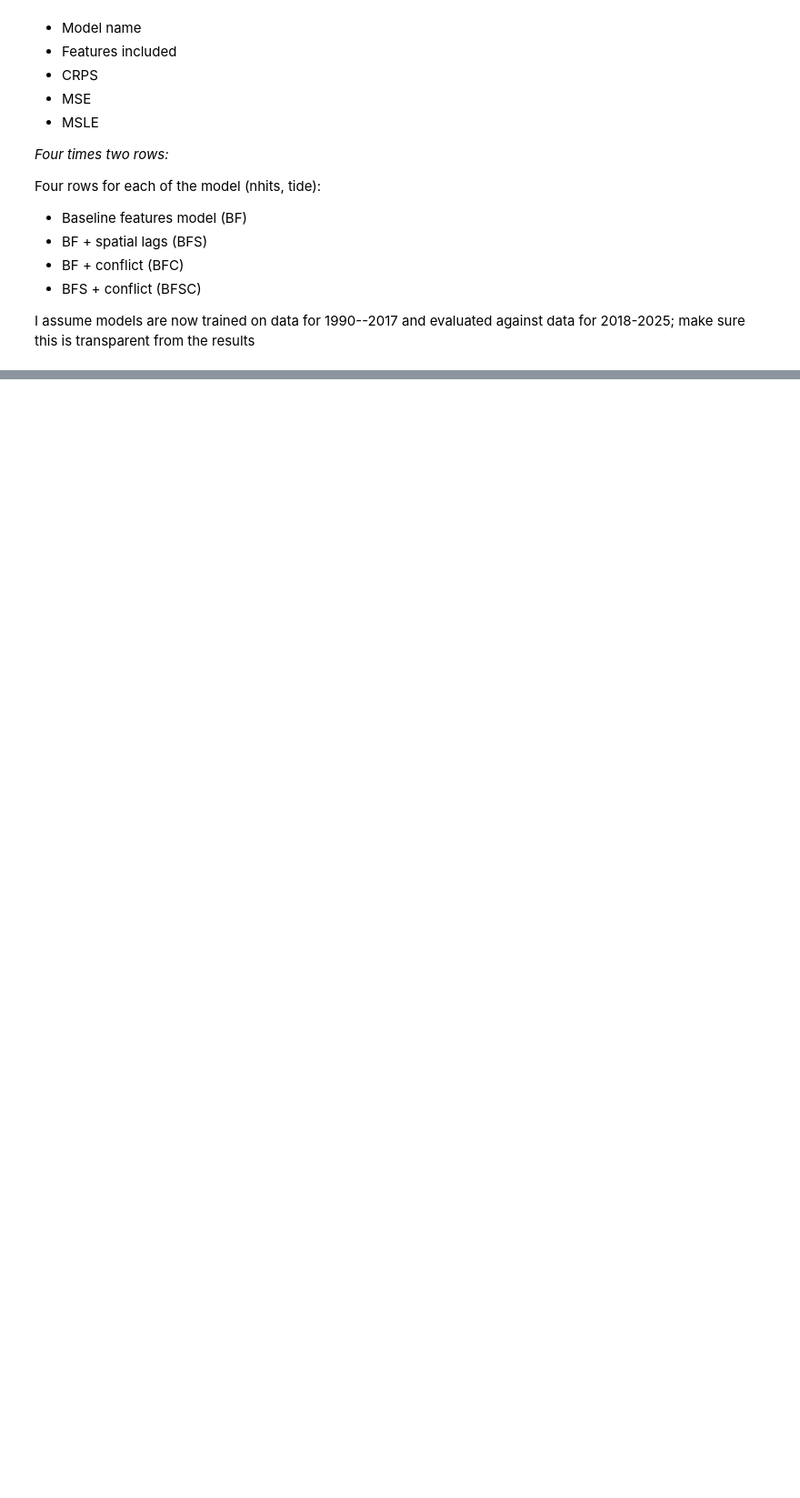
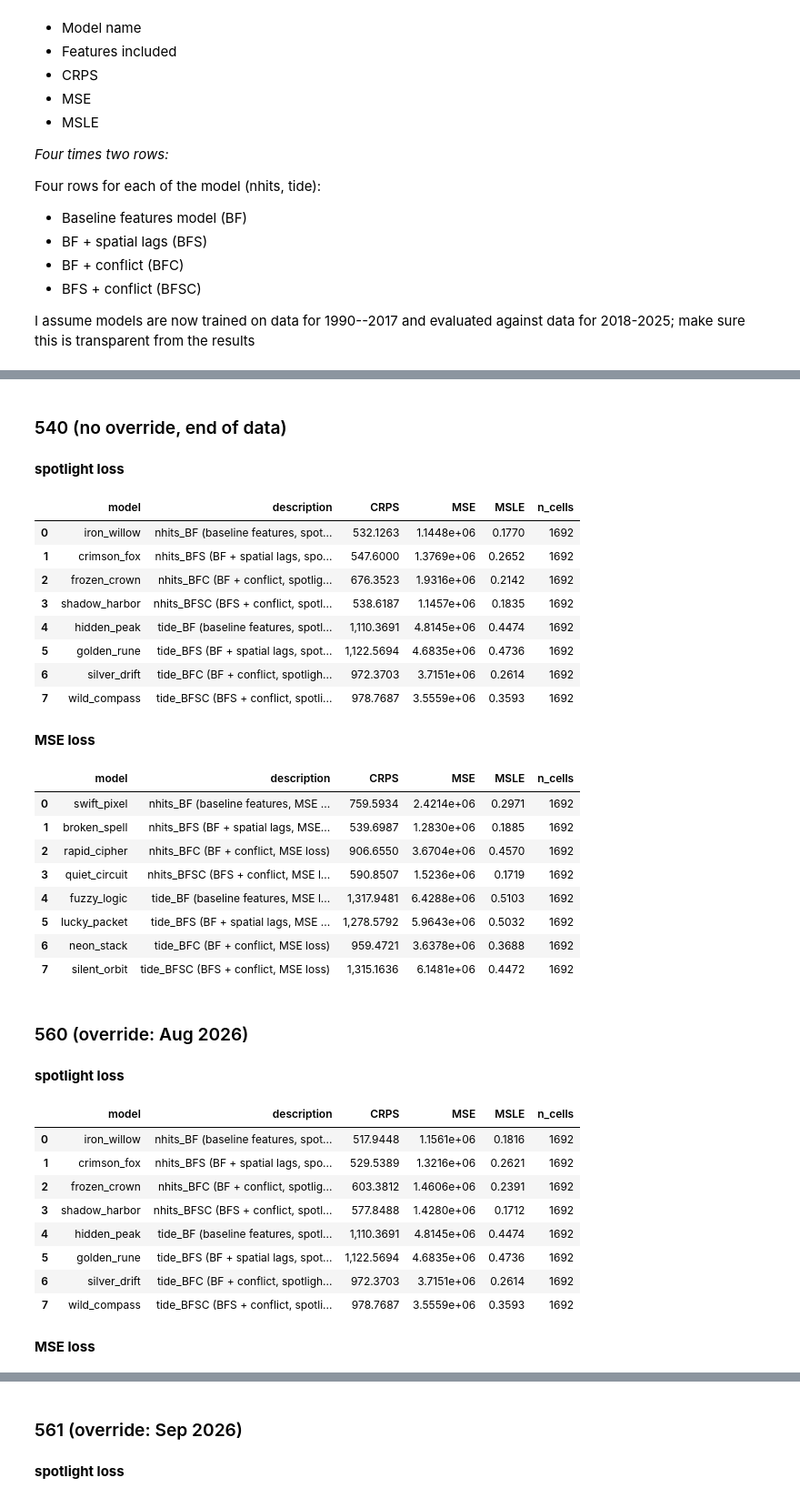
Before and after one commit to views-platform/views-impact-results, a Jupyter notebook: results_for_paper.ipynb, the cells around one changed output, grey strips where cells are left out. Shown at 91% size. Cells and saved outputs as stored; diff of their text form; code cells hidden in the pictures; blank space fills up the shorter version.

```diff
--- a/results_for_paper.ipynb
+++ b/results_for_paper.ipynb
@@ -36,0 +521,24 @@ I assume models are now trained on data for 1990--2017 and evaluated against dat
+# %%
+unifier = ViewsFramesUnifier()
+evaluators = {}
+results = {}
+
+for model in MODEL_ROSTER.model:
+    mgr = MODEL_DIRS[model]
+    evaluator = ReportStyleEvaluator(ProcessedGroundTruth(mgr.processed_path("calibration")))
+    evaluators[model] = evaluator
+    for override in OVERRIDE_MONTHS:
+        res = evaluator.evaluate_override(mgr, override)
+        results.setdefault(override, {})[model] = res
+        out_dir = mgr.evaluation_dir(override)
+        out_dir.mkdir(parents=True, exist_ok=True)
+        pd.DataFrame([{**res["pooled"], "override": override}]).to_csv(
+            out_dir / "pooled_metrics.csv", index=False)
+        pd.DataFrame([{"origin": o, **m} for o, m in res["per_origin"].items()]).to_csv(
+            out_dir / "origin_metrics.csv", index=False)
+        res["annual"].to_csv(out_dir / "annual_values.csv", index=False)
+        for origin in ORIGINS:
+            unifier.unify_origin(mgr, override, origin)
+    unifier.unify_processed(mgr)
+    unifier.unify_forecasting(mgr)
+    print(f"{model}: evaluated {len(OVERRIDE_MONTHS)} override months, frames unified")
@@ -36,0 +562,51 @@ I assume models are now trained on data for 1990--2017 and evaluated against dat
+# %%
+builder = TableBuilder()
+tables = {}
+for override in OVERRIDE_MONTHS:
+    pooled_by_model = {m: results[override][m]["pooled"] for m in MODEL_ROSTER.model}
+    out_dir = RESULTS_DIR / str(override)
+    out_dir.mkdir(parents=True, exist_ok=True)
+    for loss in LOSSES:
+        df = builder.table(pooled_by_model, loss)
+        tables[(override, loss)] = df
+        df.to_csv(out_dir / f"table_{loss}.csv", index=False)
+
+for override in OVERRIDE_MONTHS:
+    display(HTML(f"<h3>{OVERRIDE_LABELS[override]}</h3>"))
+    for loss in LOSSES:
+        display(HTML(f"<b>{loss} loss</b>"))
+        display(TableBuilder.formatted(tables[(override, loss)]))
+# %% [output]
+540 (no override, end of data)
+spotlight loss
+|  | model | description | CRPS | MSE | MSLE | n_cells |
+| 0 | iron_willow | nhits_BF (baseline features, spot... | 532.1263 | 1.1448e+06 | 0.1770 | 1692 |
+| 1 | crimson_fox | nhits_BFS (BF + spatial lags, spo... | 547.6000 | 1.3769e+06 | 0.2652 | 1692 |
+| 2 | frozen_crown | nhits_BFC (BF + conflict, spotlig... | 676.3523 | 1.9316e+06 | 0.2142 | 1692 |
+| 3 | shadow_harbor | nhits_BFSC (BFS + conflict, spotl... | 538.6187 | 1.1457e+06 | 0.1835 | 1692 |
+| 4 | hidden_peak | tide_BF (baseline features, spotl... | 1,110.3691 | 4.8145e+06 | 0.4474 | 1692 |
+| 5 | golden_rune | tide_BFS (BF + spatial lags, spot... | 1,122.5694 | 4.6835e+06 | 0.4736 | 1692 |
+| 6 | silver_drift | tide_BFC (BF + conflict, spotligh... | 972.3703 | 3.7151e+06 | 0.2614 | 1692 |
+| 7 | wild_compass | tide_BFSC (BFS + conflict, spotli... | 978.7687 | 3.5559e+06 | 0.3593 | 1692 |
+MSE loss
+|  | model | description | CRPS | MSE | MSLE | n_cells |
+| 0 | swift_pixel | nhits_BF (baseline features, MSE ... | 759.5934 | 2.4214e+06 | 0.2971 | 1692 |
+| 1 | broken_spell | nhits_BFS (BF + spatial lags, MSE... | 539.6987 | 1.2830e+06 | 0.1885 | 1692 |
+| 2 | rapid_cipher | nhits_BFC (BF + conflict, MSE loss) | 906.6550 | 3.6704e+06 | 0.4570 | 1692 |
+| 3 | quiet_circuit | nhits_BFSC (BFS + conflict, MSE l... | 590.8507 | 1.5236e+06 | 0.1719 | 1692 |
+| 4 | fuzzy_logic | tide_BF (baseline features, MSE l... | 1,317.9481 | 6.4288e+06 | 0.5103 | 1692 |
+| 5 | lucky_packet | tide_BFS (BF + spatial lags, MSE ... | 1,278.5792 | 5.9643e+06 | 0.5032 | 1692 |
+| 6 | neon_stack | tide_BFC (BF + conflict, MSE loss) | 959.4721 | 3.6378e+06 | 0.3688 | 1692 |
+| 7 | silent_orbit | tide_BFSC (BFS + conflict, MSE loss) | 1,315.1636 | 6.1481e+06 | 0.4472 | 1692 |
+560 (override: Aug 2026)
+spotlight loss
+|  | model | description | CRPS | MSE | MSLE | n_cells |
+| 0 | iron_willow | nhits_BF (baseline features, spot... | 517.9448 | 1.1561e+06 | 0.1816 | 1692 |
+| 1 | crimson_fox | nhits_BFS (BF + spatial lags, spo... | 529.5389 | 1.3216e+06 | 0.2621 | 1692 |
+| 2 | frozen_crown | nhits_BFC (BF + conflict, spotlig... | 603.3812 | 1.4606e+06 | 0.2391 | 1692 |
+| 3 | shadow_harbor | nhits_BFSC (BFS + conflict, spotl... | 577.8488 | 1.4280e+06 | 0.1712 | 1692 |
+| 4 | hidden_peak | tide_BF (baseline features, spotl... | 1,110.3691 | 4.8145e+06 | 0.4474 | 1692 |
+| 5 | golden_rune | tide_BFS (BF + spatial lags, spot... | 1,122.5694 | 4.6835e+06 | 0.4736 | 1692 |
+| 6 | silver_drift | tide_BFC (BF + conflict, spotligh... | 972.3703 | 3.7151e+06 | 0.2614 | 1692 |
+| 7 | wild_compass | tide_BFSC (BFS + conflict, spotli... | 978.7687 | 3.5559e+06 | 0.3593 | 1692 |
+MSE loss
@@ -36,0 +622,2 @@ I assume models are now trained on data for 1990--2017 and evaluated against dat
+561 (override: Sep 2026)
+spotlight loss
```
Also changed, not shown: parts of 18 cells of this notebook, 1 other file.
